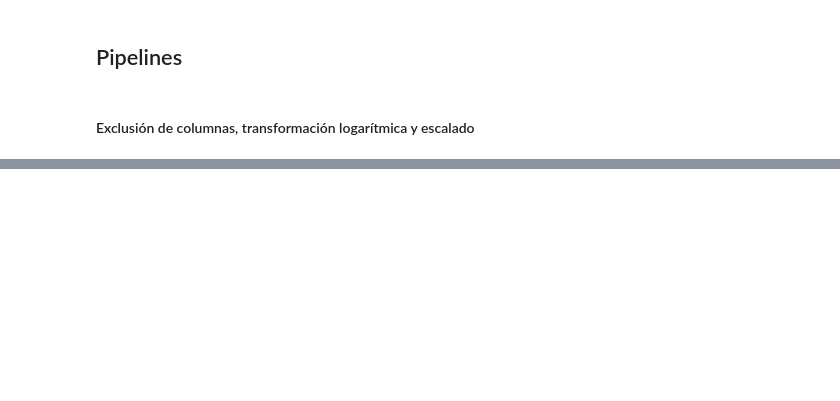
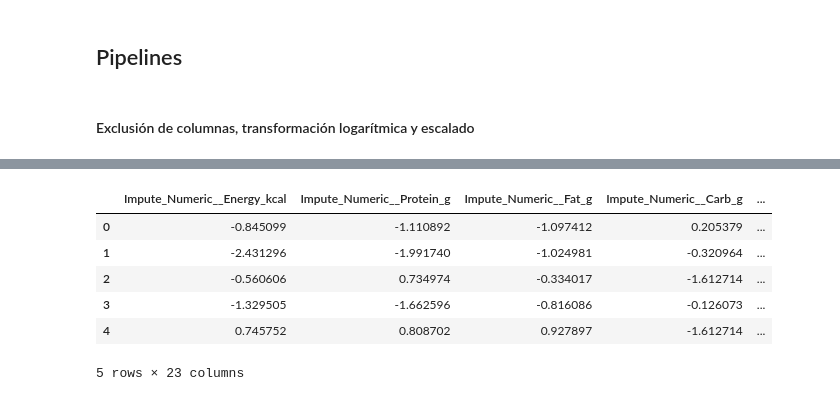
Before and after one commit to somm14/Pipelines_practica, a Jupyter notebook: modelo_clasificacion.ipynb, the cells around one changed output, grey strips where cells are left out. Cells and saved outputs as stored; diff of their text form; code cells hidden in the pictures; blank space fills up the shorter version.

```diff
--- a/modelo_clasificacion.ipynb
+++ b/modelo_clasificacion.ipynb
@@ -177,5 +181,5 @@ num_columns_to_exclude = ['ID',  'VitA_USRDA',
 # %%
-excluded_cols = num_columns_to_exclude + columns_to_exclude #fusionamos ambas listas de columnas excluidas
+excluded_cols = num_columns_to_exclude + cat_columns_to_exclude #fusionamos ambas listas de columnas excluidas
 # %%
 #Instanciamos los juegos X,y de train y test para trabajar con ellos los pipelines:
 X_train = train_clf.drop(train_clf[[target]], axis=1)
@@ -199,0 +190,8 @@ y_test = train_clf[target]
+# %%
+# Lista de variables numericas para tranformar
+num_transform = []
+for columna in X_train.columns:
+    if columna != target and columna not in excluded_cols:
+        num_transform.append(columna)
+
+num_transform
@@ -228,0 +220,16 @@ ValueError: not enough values to unpack (expected 3, got 2)
+# %%
+num_pipeline = Pipeline([
+    ('SScaler', StandardScaler()), # StandarScaler me generaba nulos
+    ('log', FunctionTransformer(np.log1p, feature_names_out='one-to-one')) # Este último argumento para poder generar el DataFrame posterior
+])
+
+# Transformador de columnas
+prepocessing = ColumnTransformer([
+        ('Impute_Numeric', num_pipeline, num_transform),
+        ('Exclude', 'drop', excluded_cols)
+    ],
+    remainder='passthrough'
+
+)
+
+prepocessing
@@ -228,0 +257,13 @@ ValueError: not enough values to unpack (expected 3, got 2)
+# %%
+X_train_pipe = prepocessing.fit_transform(X_train)
+# %%
+X_train_pipe_df = pd.DataFrame(X_train_pipe, columns=prepocessing.get_feature_names_out())
+X_train_pipe_df.head()
+# %% [output]
+|  | Impute_Numeric__Energy_kcal | Impute_Numeric__Protein_g | Impute_Numeric__Fat_g | Impute_Numeric__Carb_g | ... |
+| 0 | -0.845099 | -1.110892 | -1.097412 | 0.205379 | ... |
+| 1 | -2.431296 | -1.991740 | -1.024981 | -0.320964 | ... |
+| 2 | -0.560606 | 0.734974 | -0.334017 | -1.612714 | ... |
+| 3 | -1.329505 | -1.662596 | -0.816086 | -0.126073 | ... |
+| 4 | 0.745752 | 0.808702 | 0.927897 | -1.612714 | ... |
+5 rows × 23 columns
```
Also changed, not shown: parts of 14 cells of this notebook.
